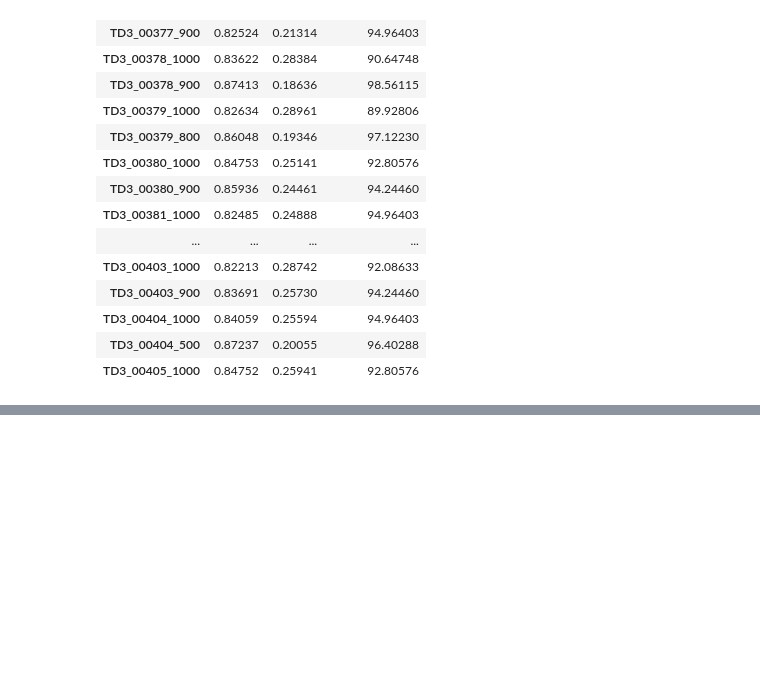
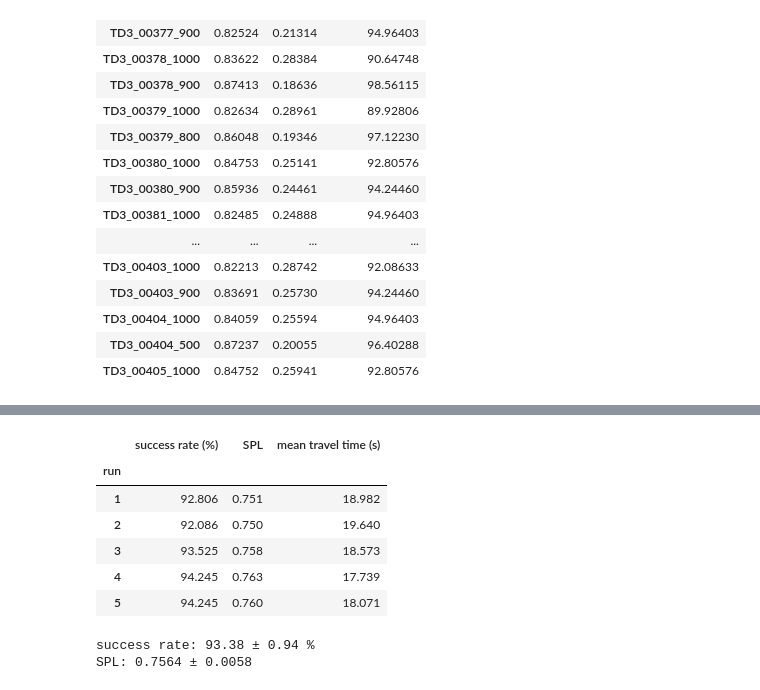
Before and after one commit to MinhNguyen2000/X3_ROS2_ws, a Jupyter notebook: scripts/G2G_analysis.ipynb, the cells around one changed output, grey strips where cells are left out. Saved outputs shown, nothing was run; the diff lists cells and outputs as text; code cells hidden in the pictures; blank space fills up the shorter version.

```diff
--- a/scripts/G2G_analysis.ipynb
+++ b/scripts/G2G_analysis.ipynb
@@ -140,0 +144,46 @@ TD3_delta* success: 92.302 ± 6.079
+# %%
+import matplotlib.pyplot as plt
+
+variance_dir = trial_results_dir / 'APF_variance'
+run_csvs = sorted(variance_dir.glob('run*/*.csv'), key=lambda p: int(re.search(r'run(\d+)', p.parent.name).group(1)))
+
+runs = {}
+for p in run_csvs:
+    df = pd.read_csv(p)
+    run_id = int(re.search(r'run(\d+)', p.parent.name).group(1))
+    # a run still in progress has a partial CSV, skip it
+    if len(df) < 139:
+        print(f"skipping {p.parent.name}: {len(df)} trials (incomplete)")
+        continue
+    df['success'] = df['success'].astype(bool)
+    df['spl'] = df['success'] * (df['straight_line_distance']
+                                  / np.maximum(df['straight_line_distance'], df['distance_traveled_odom']))
+    runs[run_id] = df.set_index('trial_idx')
+
+run_ids = sorted(runs)
+n_runs = len(run_ids)
+
+# all runs must share the same goal list
+ref = runs[run_ids[0]][['goal_x', 'goal_y']]
+for r in run_ids[1:]:
+    assert np.allclose(ref, runs[r][['goal_x', 'goal_y']]), f"run{r} goals differ from run{run_ids[0]}"
+
+summary = pd.DataFrame({
+    'run': run_ids,
+    'success rate (%)': [runs[r]['success'].mean() * 100 for r in run_ids],
+    'SPL': [runs[r]['spl'].mean() for r in run_ids],
+    'mean travel time (s)': [runs[r]['travel_time'].mean() for r in run_ids],
+}).set_index('run')
+display(summary.round(3))
+print(f"success rate: {summary['success rate (%)'].mean():.2f} ± {summary['success rate (%)'].std(ddof=1):.2f} %")
+print(f"SPL: {summary['SPL'].mean():.4f} ± {summary['SPL'].std(ddof=1):.4f}")
+# %% [output]
+|  | success rate (%) | SPL | mean travel time (s) |
+| run |  |  |  |
+| 1 | 92.806 | 0.751 | 18.982 |
+| 2 | 92.086 | 0.750 | 19.640 |
+| 3 | 93.525 | 0.758 | 18.573 |
+| 4 | 94.245 | 0.763 | 17.739 |
+| 5 | 94.245 | 0.760 | 18.071 |
+success rate: 93.38 ± 0.94 %
+SPL: 0.7564 ± 0.0058
```
Also changed, not shown: parts of 6 cells of this notebook.
